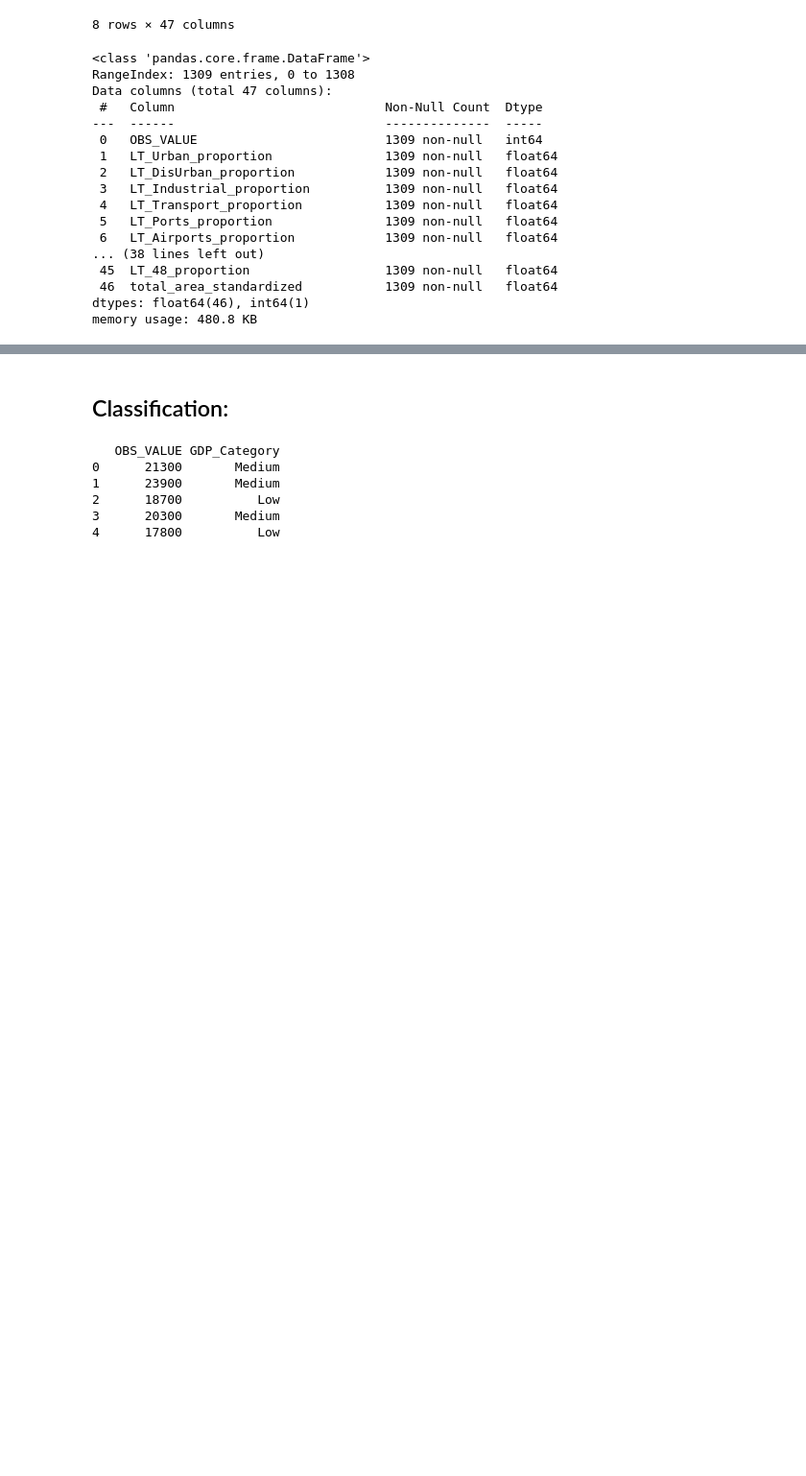
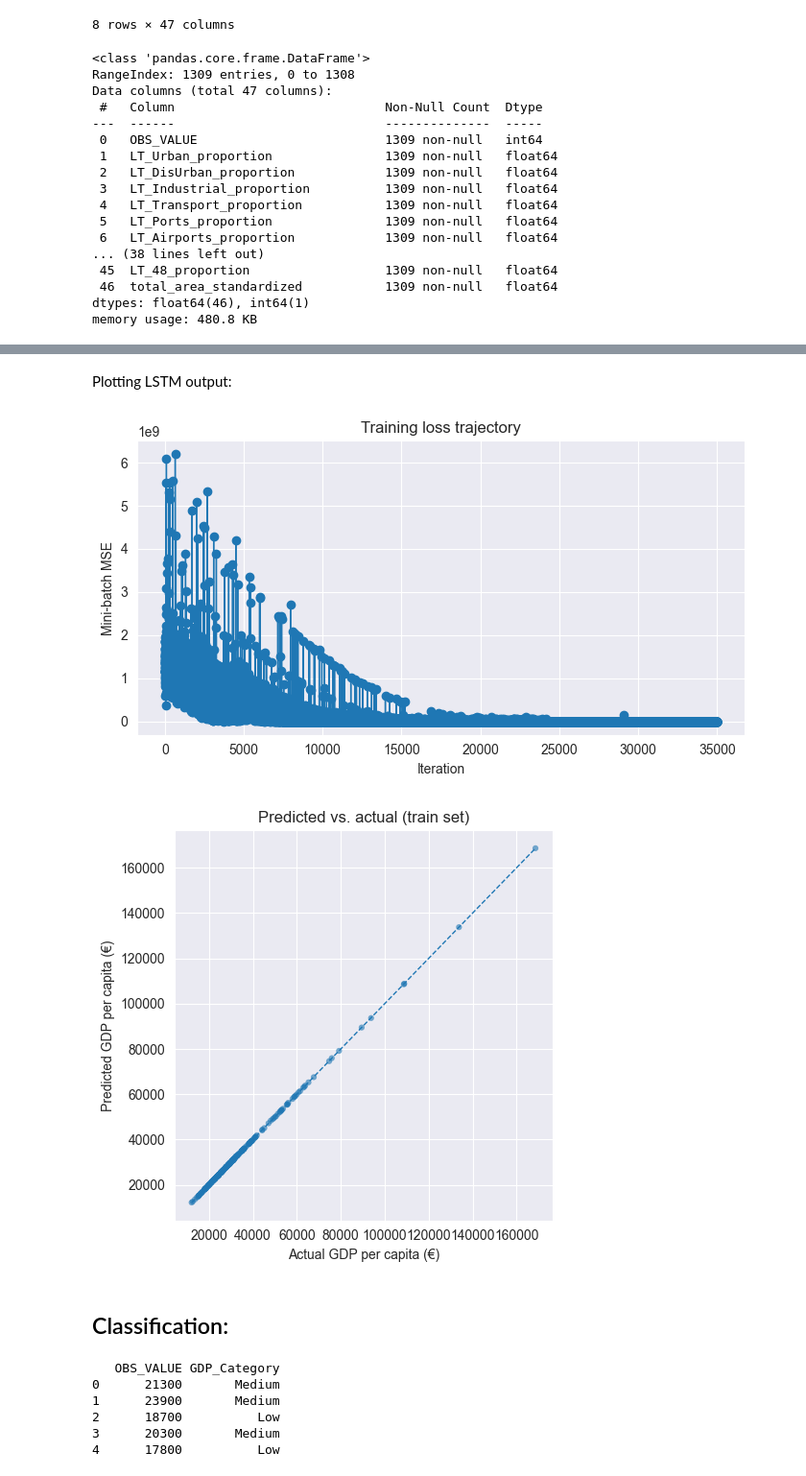
Before and after one commit to theBlackfish01/SatStats, a Jupyter notebook: SatStats.ipynb, the cells around one changed output, grey strips where cells are left out. Shown at 96% size. Cells and saved outputs as stored; diff of their text form; code cells hidden in the pictures; blank space fills up the shorter version.

Commit message:
Added additional LSTM model, updated data

```diff
--- a/SatStats.ipynb
+++ b/SatStats.ipynb
@@ -305,3 +449,46 @@ memory usage: 480.8 KB
+# %% [markdown]
+Plotting LSTM output:
+# %%
+# ───────────────────────────── 2. plotting block ───────────────────────────
+import matplotlib.pyplot as plt
+import numpy as np
+model.eval()
+
+# 2-A  Training-loss curve
+plt.figure(figsize=(7,4))
+plt.plot(np.arange(1, len(train_losses)+1), train_losses, marker='o', linewidth=1)
+plt.xlabel('Iteration')
+plt.ylabel('Mini-batch MSE')
+plt.title('Training loss trajectory')
+plt.grid(True)
+plt.tight_layout()
+plt.show()
+
+# 2-B  Predicted vs. observed GDP
+preds, trues = [], []
+with torch.no_grad():
+    for xb, yb in train_dl:            # use train_dl, valid_dl, or a test_dl
+        xb = xb.to(device)
+        preds.append(model(xb).cpu())
+        trues.append(yb)
+
+preds  = torch.cat(preds).numpy().flatten()
+trues  = torch.cat(trues).numpy().flatten()
+lims   = [min(trues.min(), preds.min()),
+          max(trues.max(), preds.max())]
+
+plt.figure(figsize=(5,5))
+plt.scatter(trues, preds, alpha=0.6, s=20, edgecolors='none')
+plt.plot(lims, lims, linestyle='--', linewidth=1)
+plt.xlabel('Actual GDP per capita (€)')
+plt.ylabel('Predicted GDP per capita (€)')
+plt.title('Predicted vs. actual (train set)')
+plt.grid(True)
+plt.tight_layout()
+plt.show()
+# %% [output]
+[figure, added]
+[figure, added]
 # %% [markdown]
 ## Classification:
 # %%
```
Also changed, not shown: parts of 3 cells of this notebook.
